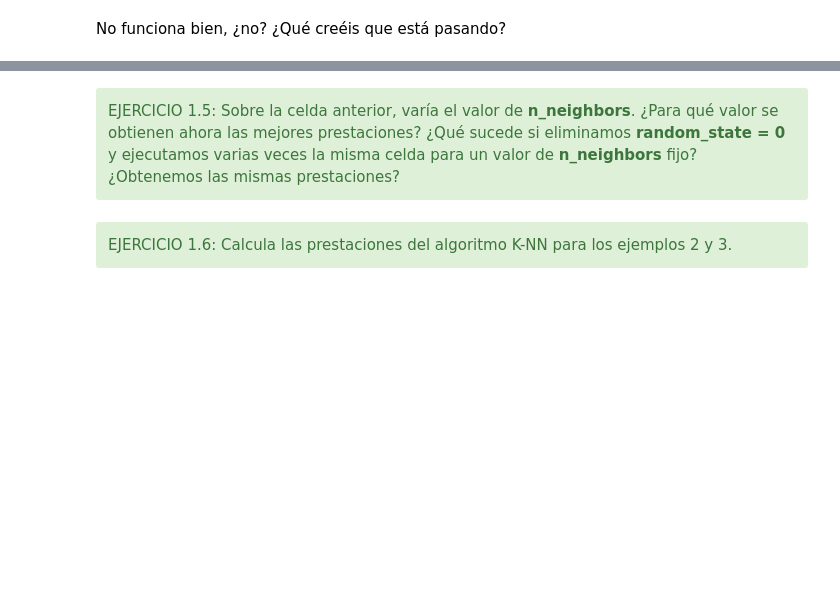
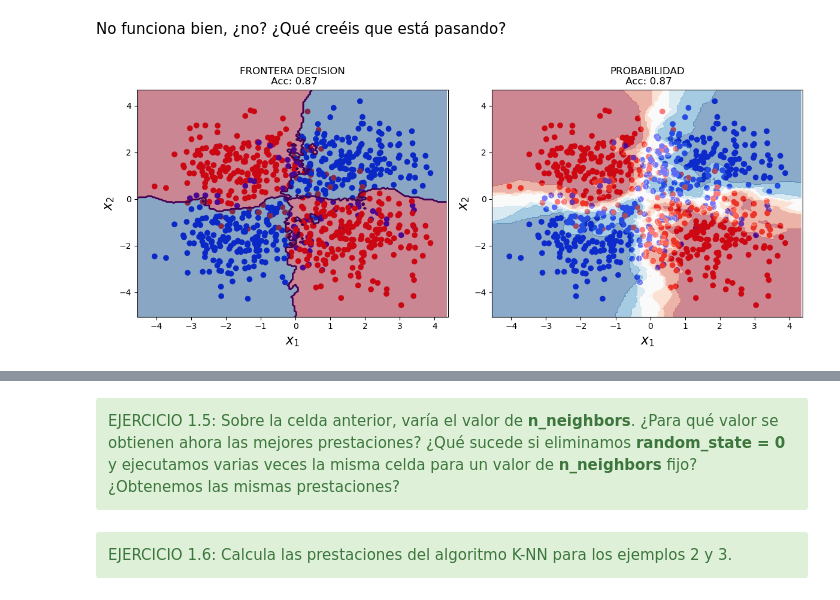
Before and after one commit to asimarra/Machine-Learning-101, a Jupyter notebook: 1. Fundamentos de Machine Learning.ipynb, the cells around one changed output, grey strips where cells are left out. Cells and saved outputs as stored; diff of their text form; code cells hidden in the pictures; blank space fills up the shorter version.

```diff
--- a/1. Fundamentos de Machine Learning.ipynb
+++ b/1. Fundamentos de Machine Learning.ipynb
@@ -243,3 +286,33 @@ plot_decision_boundary(X2, y2, lrModel)
 # %% [markdown]
 No funciona bien, ¿no? ¿Qué creéis que está pasando?
+# %%
+# Ejemplo 3
+from sklearn.neighbors import KNeighborsClassifier
+
+# ... código para preparar los datos
+# ejemplo 3: Problema XOR
+np.random.seed(0)
+
+# -- parameters
+N     = 800
+mu    = 1.5      # Cambia este valor
+sigma = 1      # Cambia este valor
+
+# variables auxiliares
+unos = np.ones(int(N/4))
+random4 = sigma*np.random.randn(int(N/4),1)
+random2 = sigma*np.random.randn(int(N/2),1)
+
+# -- features
+y3 = np.concatenate([-1*unos, unos, unos, -1*unos])
+X1 = np.concatenate([-mu + random4, mu + random4, -mu + random4, mu + random4])
+X2 = np.concatenate([+mu + random2, -mu + random2])
+X3 = np.hstack((X1,X2))
+
+# ... código para crear el modelo y entrenar
+knnModel3 = KNeighborsClassifier(n_neighbors=10).fit(X3, y3)
+
+plot_decision_boundary(X3, y3, knnModel3)
+# %% [output]
+[figure, added]
 # %%
```
Also changed, not shown: parts of 20 cells of this notebook, 9 other files.
